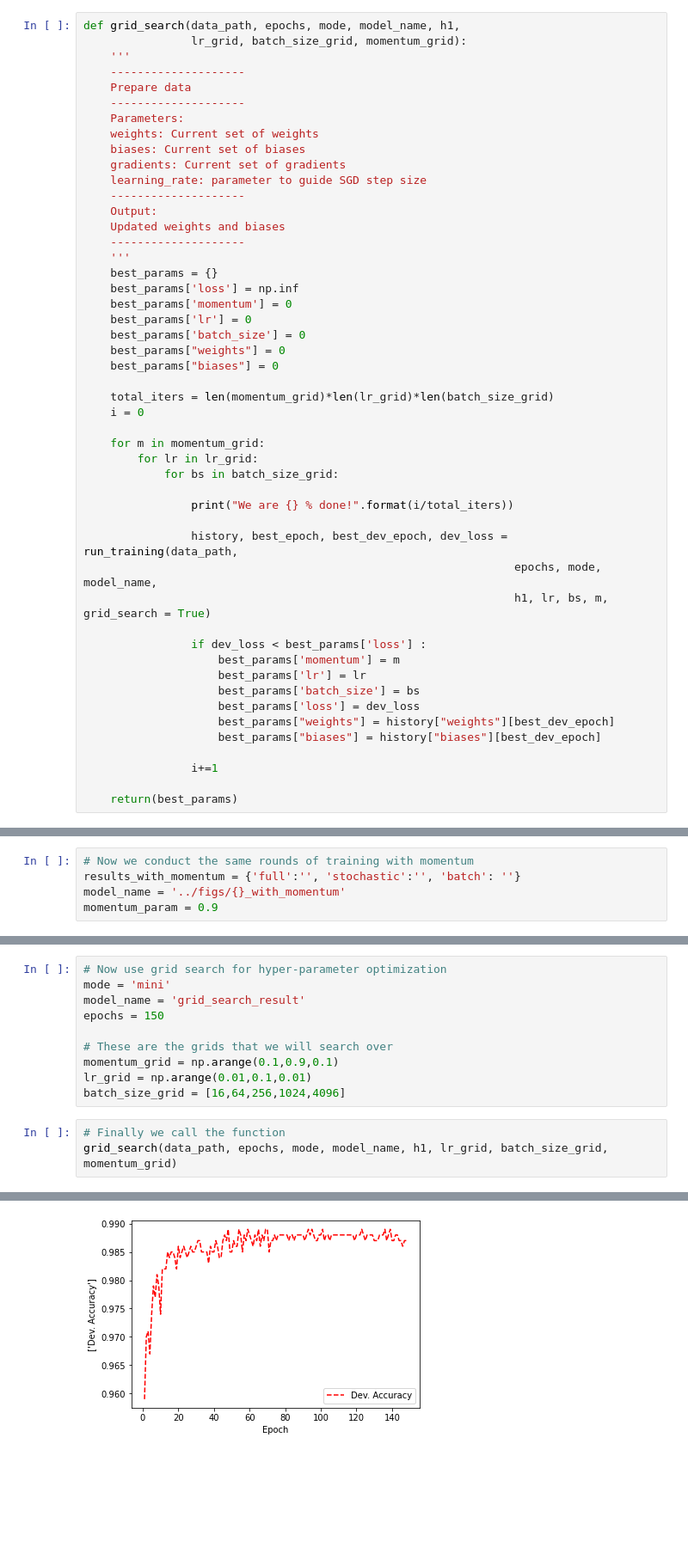
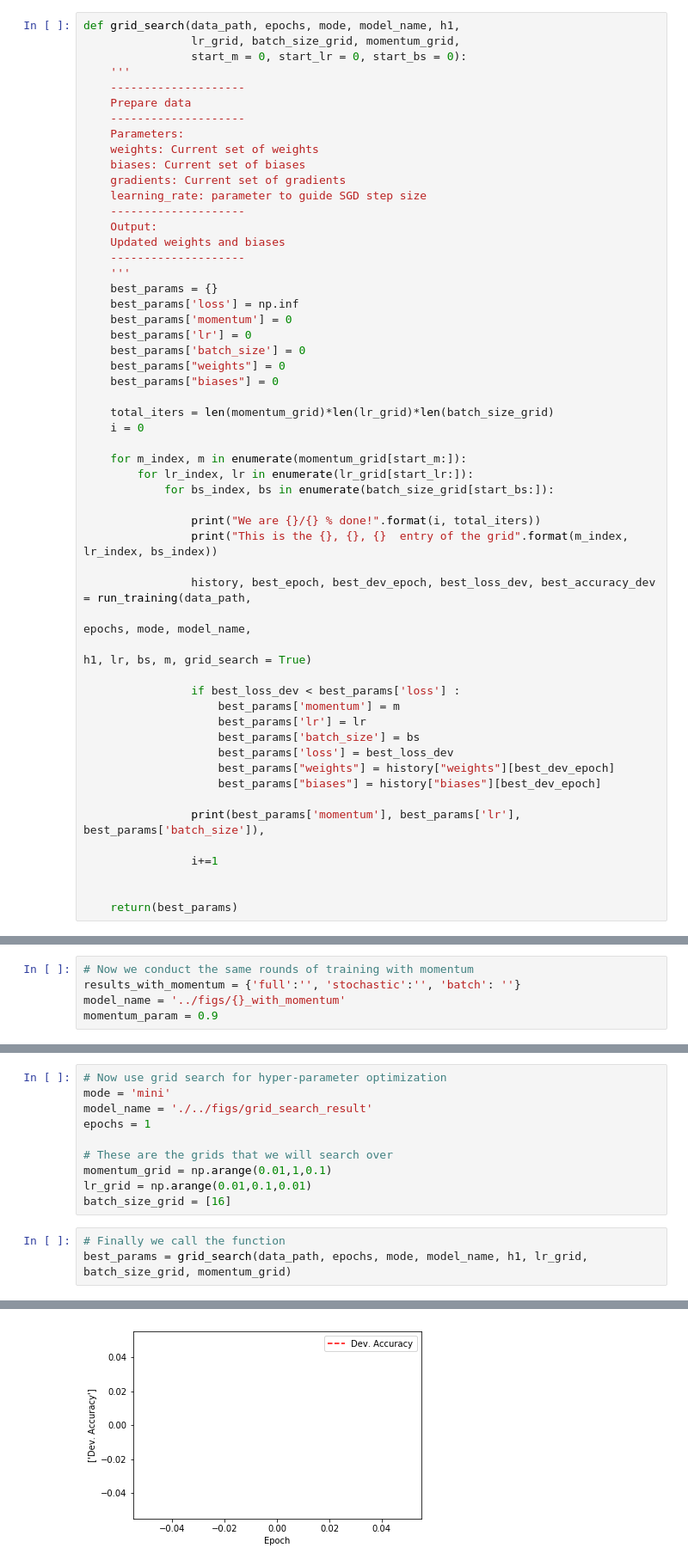
Before and after one commit to akshatgoel92/vanilla-perceptron, a Jupyter notebook: src/04_hyperparameter_tuning.ipynb, the cells around one changed output, grey strips where cells are left out. Shown at 86% size. Cells and saved outputs as stored; diff of their text form; blank space fills up the shorter version.

Commit message:
Updates to grid search to display current point and best parameters searched

```diff
--- a/src/04_hyperparameter_tuning.ipynb
+++ b/src/04_hyperparameter_tuning.ipynb
@@ -350,7 +352,8 @@ def run_training(data_path, epochs, mode, model_name, h1, lr, batch_size, moment
         return(history, best_epoch)
 # %%
 def grid_search(data_path, epochs, mode, model_name, h1,
-                lr_grid, batch_size_grid, momentum_grid):
+                lr_grid, batch_size_grid, momentum_grid,
+                start_m = 0, start_lr = 0, start_bs = 0):
     '''
     --------------------
     Prepare data
@@ -376,26 +379,30 @@ def grid_search(data_path, epochs, mode, model_name, h1,
     total_iters = len(momentum_grid)*len(lr_grid)*len(batch_size_grid)
     i = 0
 
-    for m in momentum_grid:
-        for lr in lr_grid:
-            for bs in batch_size_grid:
+    for m_index, m in enumerate(momentum_grid[start_m:]):
+        for lr_index, lr in enumerate(lr_grid[start_lr:]):
+            for bs_index, bs in enumerate(batch_size_grid[start_bs:]):
 
-                print("We are {} % done!".format(i/total_iters))
+                print("We are {}/{} % done!".format(i, total_iters))
+                print("This is the {}, {}, {}  entry of the grid".format(m_index, lr_index, bs_index))
 
-                history, best_epoch, best_dev_epoch, dev_loss = run_training(data_path,
-                                                                epochs, mode, model_name,
-                                                                h1, lr, bs, m, grid_search = True)
+                history, best_epoch, best_dev_epoch, best_loss_dev, best_accuracy_dev = run_training(data_path,
+                                                                                        epochs, mode, model_name,
+                                                                                        h1, lr, bs, m, grid_search = True)
 
-                if dev_loss < best_params['loss'] :
+                if best_loss_dev < best_params['loss'] :
                     best_params['momentum'] = m
                     best_params['lr'] = lr
                     best_params['batch_size'] = bs
-                    best_params['loss'] = dev_loss
+                    best_params['loss'] = best_loss_dev
                     best_params["weights"] = history["weights"][best_dev_epoch]
                     best_params["biases"] = history["biases"][best_dev_epoch]
 
+                print(best_params['momentum'], best_params['lr'], best_params['batch_size']),
+
                 i+=1
 
+
     return(best_params)
 # %%
 # Set parameters for momentum and grid search demonstration
@@ -489,14 +441,14 @@ best dev epoch: 50
 # %%
 # Now use grid search for hyper-parameter optimization
 mode = 'mini'
-model_name = 'grid_search_result'
-epochs = 150
+model_name = './../figs/grid_search_result'
+epochs = 1
 
 # These are the grids that we will search over
-momentum_grid = np.arange(0.1,0.9,0.1)
+momentum_grid = np.arange(0.01,1,0.1)
 lr_grid = np.arange(0.01,0.1,0.01)
-batch_size_grid = [16,64,256,1024,4096]
+batch_size_grid = [16]
 # %%
 # Finally we call the function
-grid_search(data_path, epochs, mode, model_name, h1, lr_grid, batch_size_grid, momentum_grid)
+best_params = grid_search(data_path, epochs, mode, model_name, h1, lr_grid, batch_size_grid, momentum_grid)
 # %% [output]
@@ -521 +472 @@ KeyboardInterrupt:
-[figure, old version]
+[figure, new version]
```
Also changed, not shown: parts of 4 cells of this notebook, 8 other files.
